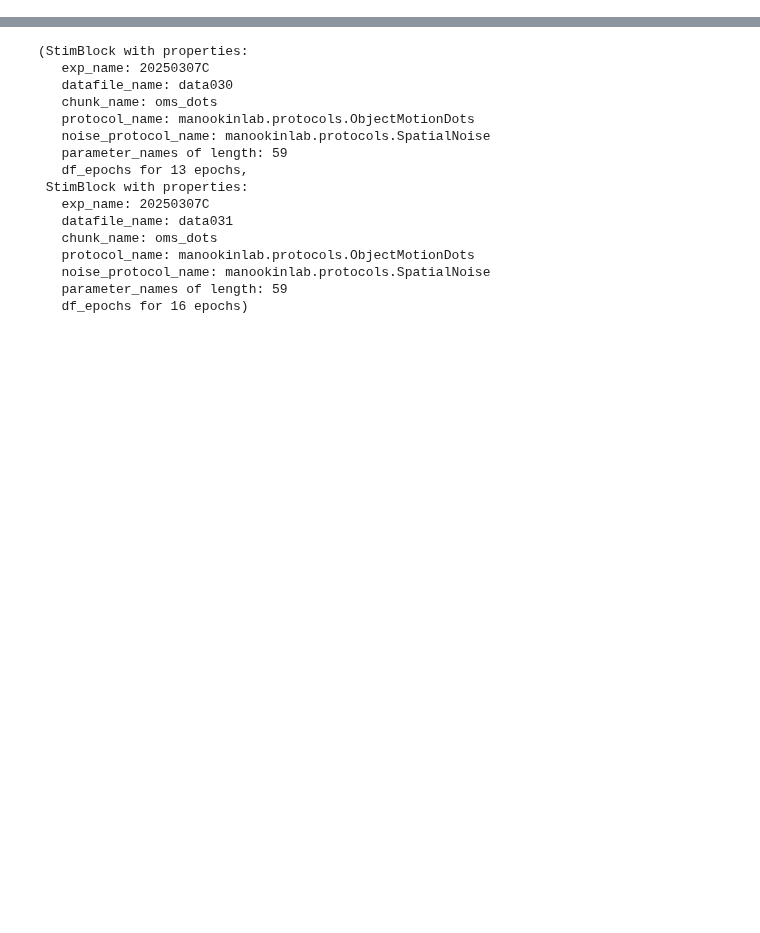
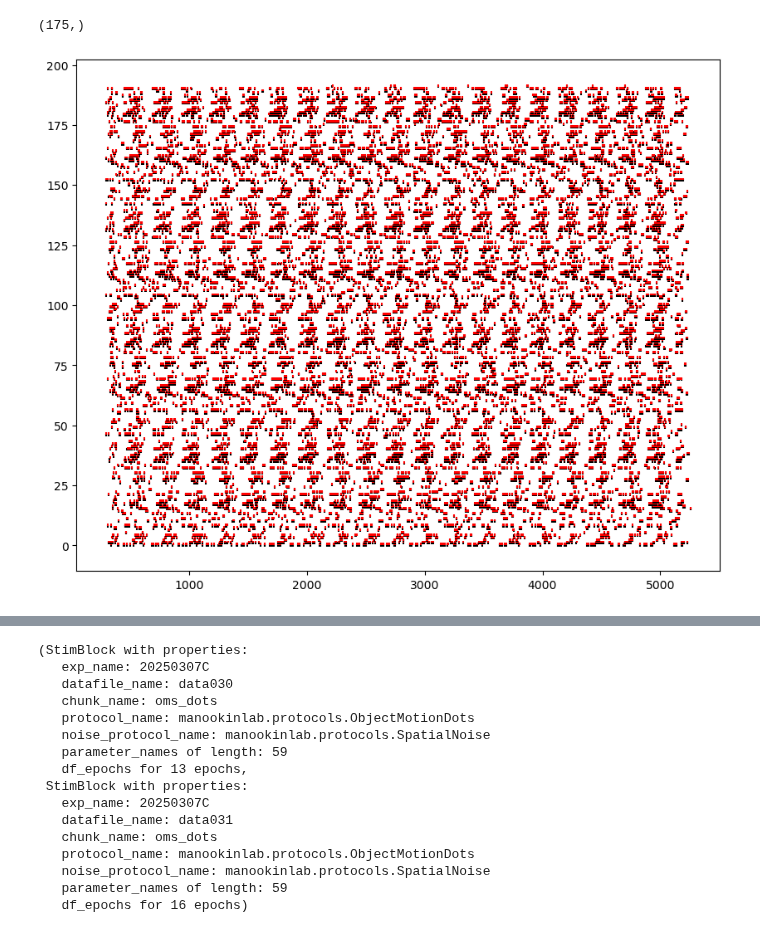
Before and after one commit to DRezeanu/retinanalysis, a Jupyter notebook: nbs/query_test.ipynb, the cells around one changed output, grey strips where cells are left out. Drawn from its saved outputs; the diff is of its cells as text; code cells hidden in the pictures; blank space fills up the shorter version.

```diff
--- a/nbs/query_test.ipynb
+++ b/nbs/query_test.ipynb
@@ -41,0 +66,3 @@ sg = stim.make_stim_group(df.loc[idxs, 'exp_name'], df.loc[idxs, 'datafile_name'
+# %%
+import symphony_data as sd
+c_data = sd.Dataset(r1.exp_name)
@@ -41,0 +106,14 @@ sg = stim.make_stim_group(df.loc[idxs, 'exp_name'], df.loc[idxs, 'datafile_name'
+# %%
+sts[0].shape
+# %% [output]
+(175,)
+# %%
+i_cell = 3
+sts = t_out[0][i_cell]
+sts2 = r1.df_spike_times.iloc[i_cell,0]
+plt.figure(figsize=(10, 8))
+for i in range(r1.n_epochs):
+    plt.eventplot(sts[i], lineoffsets=i, linelengths=1, colors='black')
+    plt.eventplot(sts2[i], lineoffsets=i+0.5, linelengths=1, colors='red')
+# %% [output]
+[figure, added]
```
Also changed, not shown: parts of 14 cells of this notebook, 1 other file.
